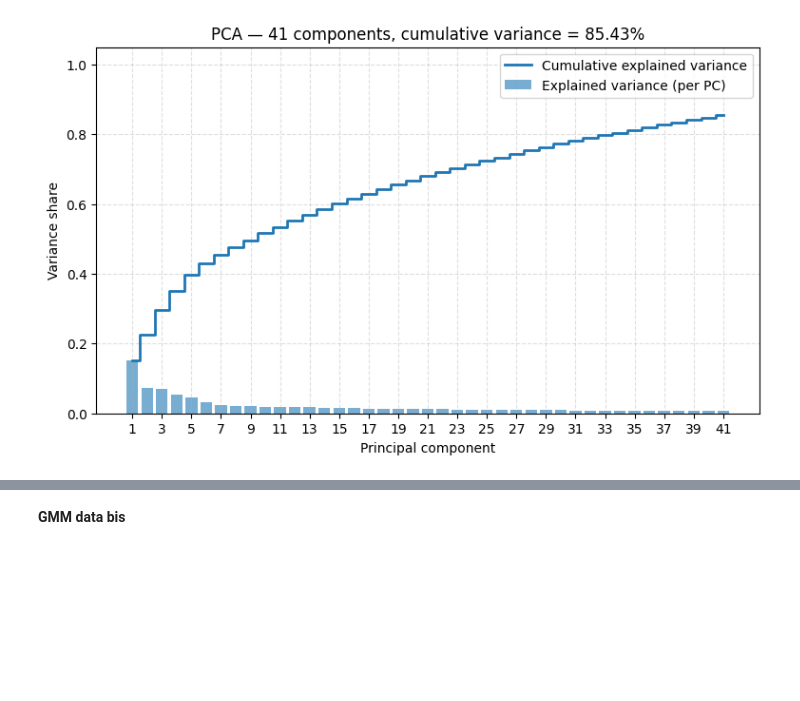
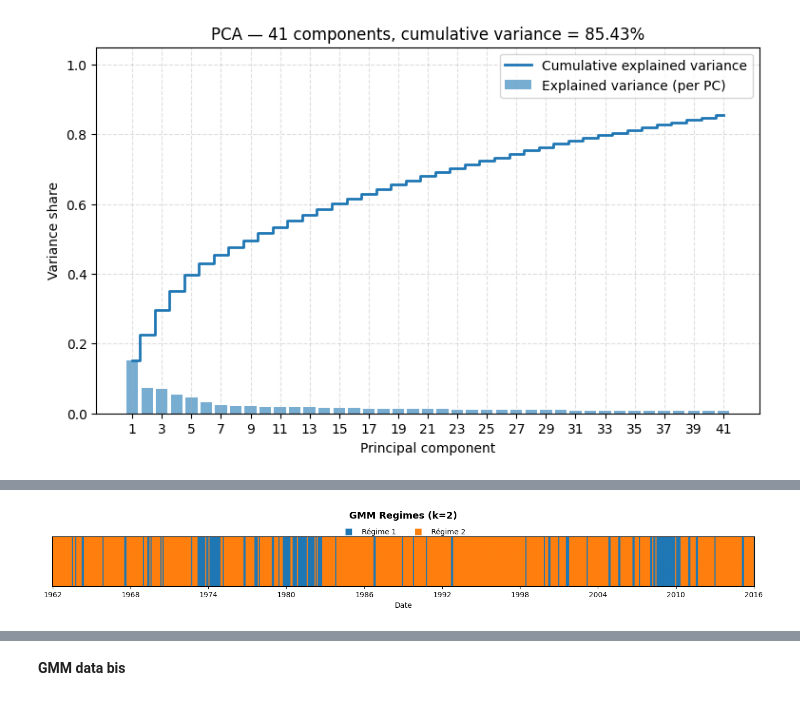
Before and after one commit to lxsd111/ML_PM, a Jupyter notebook: nbs/main.ipynb, the cells around one changed output, grey strips where cells are left out. Cells and saved outputs as stored; diff of their text form; code cells hidden in the pictures; blank space fills up the shorter version.

```diff
--- a/nbs/main.ipynb
+++ b/nbs/main.ipynb
@@ -596 +543,59 @@ plt.show()
+# %%
+labels = reg_gmm_IS.values
+dates  = reg_gmm_IS.index
+n_regimes = reg_gmm_IS.max()
+
+# use 0..K-1 as values for the colormap, but keep labels as 1..K
+Z = (labels - 1).reshape(1, -1)
+
+# one color per regime
+palette = sns.color_palette("tab10", n_colors=n_regimes)
+cmap = ListedColormap(palette)
+
+plt.figure(figsize=(14, 2.6))
+
+plt.imshow(Z, aspect="auto", cmap=cmap)
+plt.yticks([])
+
+# x-axis with a few year ticks
+plt.xticks(
+    ticks=np.linspace(0, len(dates) - 1, 10),
+    labels=pd.to_datetime(
+        np.linspace(dates[0].value, dates[-1].value, 10)
+    ).strftime("%Y")
+)
+
+plt.title(
+    f"GMM Regimes (k={n_regimes})",
+    fontsize=13,
+    weight="bold",
+    pad=25
+)
+plt.xlabel("Date")
+
+# legend: Régime 1..K, using the right color
+handles = [
+    plt.Line2D(
+        [0], [0],
+        marker="s",
+        color="w",
+        label=f"Régime {k}",
+        markerfacecolor=palette[k - 1],
+        markersize=10
+    )
+    for k in range(1, n_regimes + 1)
+]
+
+plt.legend(
+    handles=handles,
+    loc="upper center",
+    bbox_to_anchor=(0.5, 1.30),
+    ncol=n_regimes,
+    frameon=False
+)
+
+plt.tight_layout(rect=[0, 0, 1, 0.85])
+plt.show()
+# %% [output]
+[figure, added]
 # %%
```
Also changed, not shown: parts of 27 cells of this notebook.
